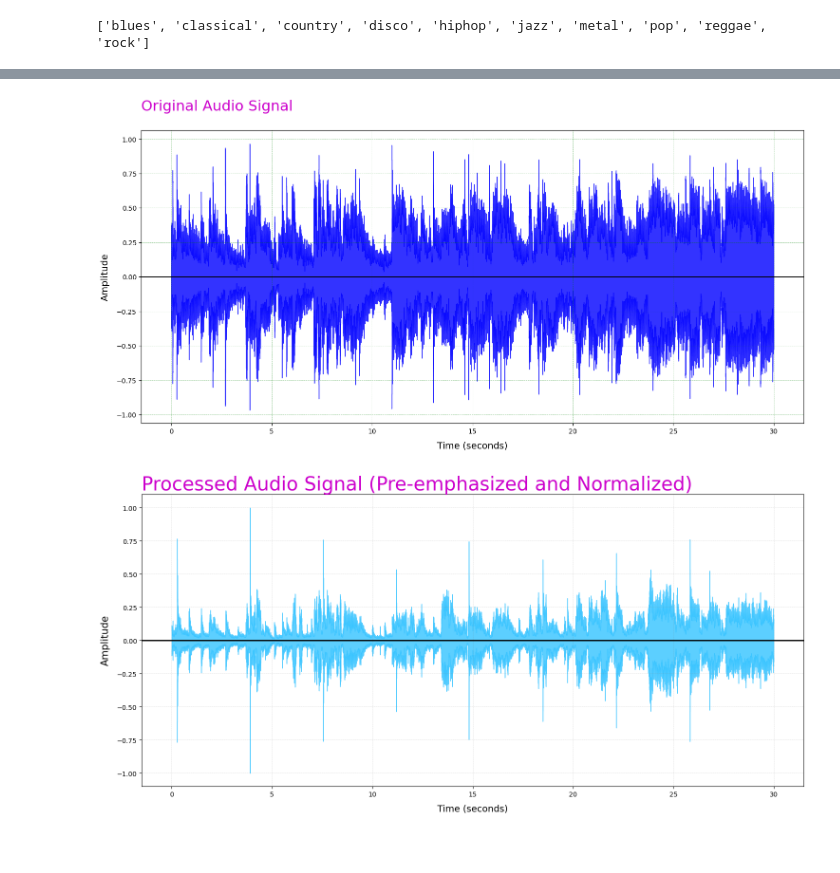
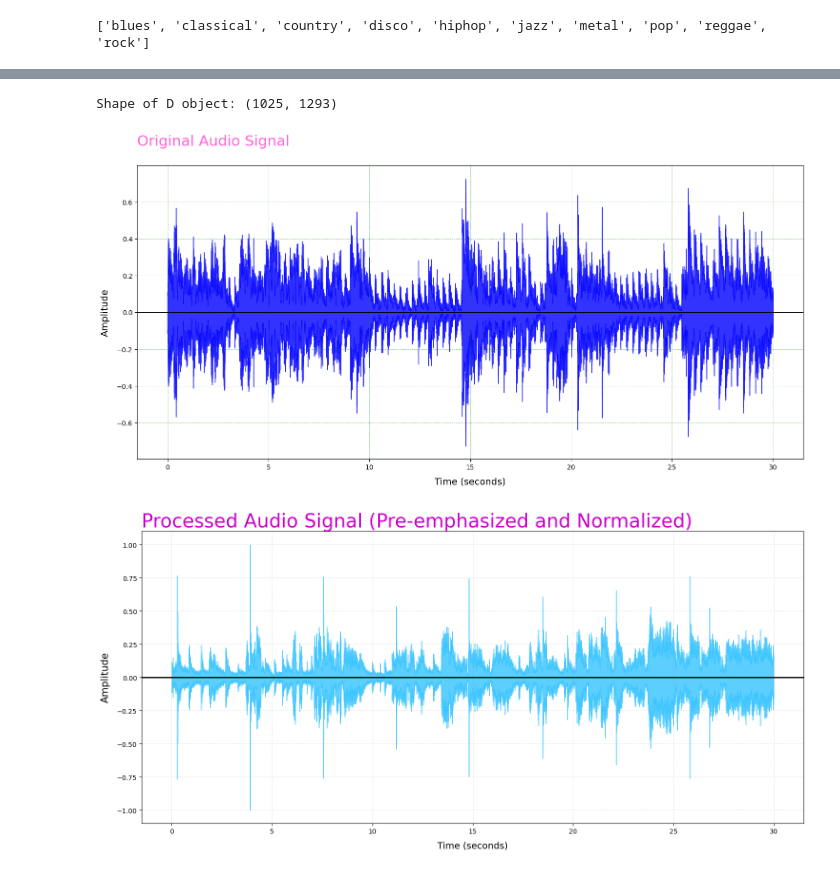
Before and after one commit to ezgisubasii/MusicGenreClassification, a Jupyter notebook: MusicGenreClassification.ipynb, the cells around one changed output, grey strips where cells are left out. Saved outputs shown, nothing was run; the diff lists cells and outputs as text; code cells hidden in the pictures; blank space fills up the shorter version.

```diff
--- a/MusicGenreClassification.ipynb
+++ b/MusicGenreClassification.ipynb
@@ -20,12 +20,13 @@ print(list(os.listdir(f'{general_path}/genres_original/')))
 # %% [output]
 ['blues', 'classical', 'country', 'disco', 'hiphop', 'jazz', 'metal', 'pop', 'reggae', 'rock']
 # %%
-y, sr = librosa.load(f'{general_path}/genres_original/pop/pop.00012.wav')
+# Importing 1 file
+y, sr = librosa.load(f'{general_path}/genres_original/jazz/jazz.00039.wav')
 
 print('y:', y, '\n')
 print('y shape:', np.shape(y), '\n')
 print('Sample Rate (KHz):', sr, '\n')
 
-audio_length = len(y) / sr
-print(f'Audio Length (seconds): {audio_length}')
+# Verify length of the audio
+print('Check Len of Audio:', 661794/22050)
 # %% [output]
@@ -50,17 +67,28 @@ Audio File shape: (661504,)
+# %%
+# Default FFT window size
+n_fft = 2048 # FFT window size
+hop_length = 512 # number audio of frames between STFT columns (looks like a good default)
+
+# Short-time Fourier transform (STFT)
+D = np.abs(librosa.stft(audio_file, n_fft = n_fft, hop_length = hop_length))
+
+print('Shape of D object:', np.shape(D))
+# %% [output]
+Shape of D object: (1025, 1293)
 # %%
 plt.figure(figsize=(18, 8))
 
 librosa.display.waveshow(y=audio_file, sr=sr, color="blue", alpha=0.8)
 
-plt.title("Original Audio Signal\n", fontsize=22, color="#cc00cc", loc="left")
+plt.title("Original Audio Signal\n", fontsize=22, color="#ff60dc", loc="left")
 plt.xlabel("Time (seconds)", fontsize=14, labelpad=10)
 plt.ylabel("Amplitude", fontsize=14, labelpad=10)
 plt.grid(color="green", linestyle="--", linewidth=0.5, alpha=0.5)
 plt.axhline(0, color="black", linewidth=1)
 
 plt.show()
 # %% [output]
-[figure, old version]
+[figure, new version]
 # %%
 plt.figure(figsize=(18, 8))
 def pre_emphasis(y, coeff=0.97):
```
Also changed, not shown: parts of 3 cells of this notebook.
